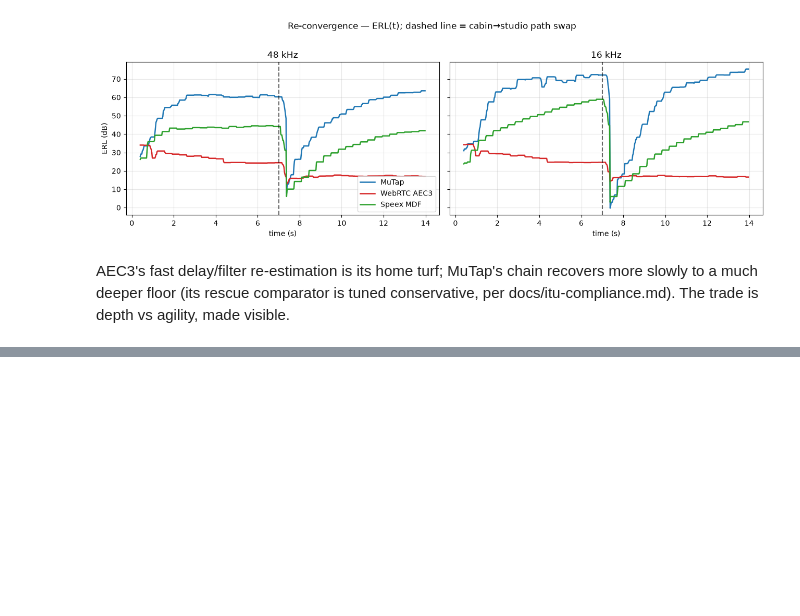
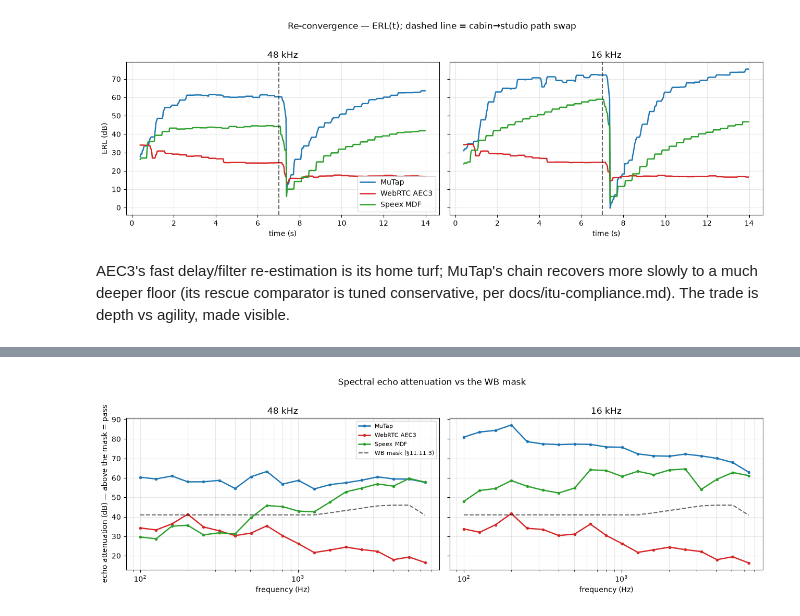
Before and after one commit to tap/MuTap, a Jupyter notebook: notebooks/itu_comparison.ipynb, the cells around one changed output, grey strips where cells are left out. Saved outputs shown, nothing was run; the diff lists cells and outputs as text; code cells hidden in the pictures; blank space fills up the shorter version.

```diff
--- a/notebooks/itu_comparison.ipynb
+++ b/notebooks/itu_comparison.ipynb
@@ -99,0 +98,18 @@ companion.
+# %%
+MASK_F = [100, 1300, 3450, 5200, 7500, 8000]; MASK_DB = [41, 41, 46, 46, 37, 37]
+def mask_at(f):
+    return np.interp(np.log(f), np.log(MASK_F), MASK_DB)
+fig, axes = plt.subplots(1, 2, figsize=(13, 4.2), sharey=True)
+for ax, fs in zip(axes, ['48000', '16000']):
+    for s in SUBJECTS:
+        sp = D[fs]['spectral'].get(s)
+        if not sp: continue
+        ax.semilogx(sp['f'], sp['atten_db'], color=COL[s], label=LBL[s], lw=1.8, marker='o', ms=3)
+    ff = np.array(D[fs]['spectral'][SUBJECTS[0]]['f'])
+    ax.semilogx(ff, [mask_at(f) for f in ff], 'k--', alpha=0.6, label='WB mask (§11.11.3)')
+    ax.set_title(f'{int(fs)//1000} kHz'); ax.set_xlabel('frequency (Hz)'); ax.grid(alpha=0.3, which='both')
+axes[0].set_ylabel('echo attenuation (dB) — above the mask = pass'); axes[0].legend(fontsize=8)
+fig.suptitle('Spectral echo attenuation vs the WB mask', y=1.02)
+plt.tight_layout(); plt.show()
+# %% [output]
+[figure, added]
```
Also changed, not shown: parts of 9 cells of this notebook, 4 other files.
